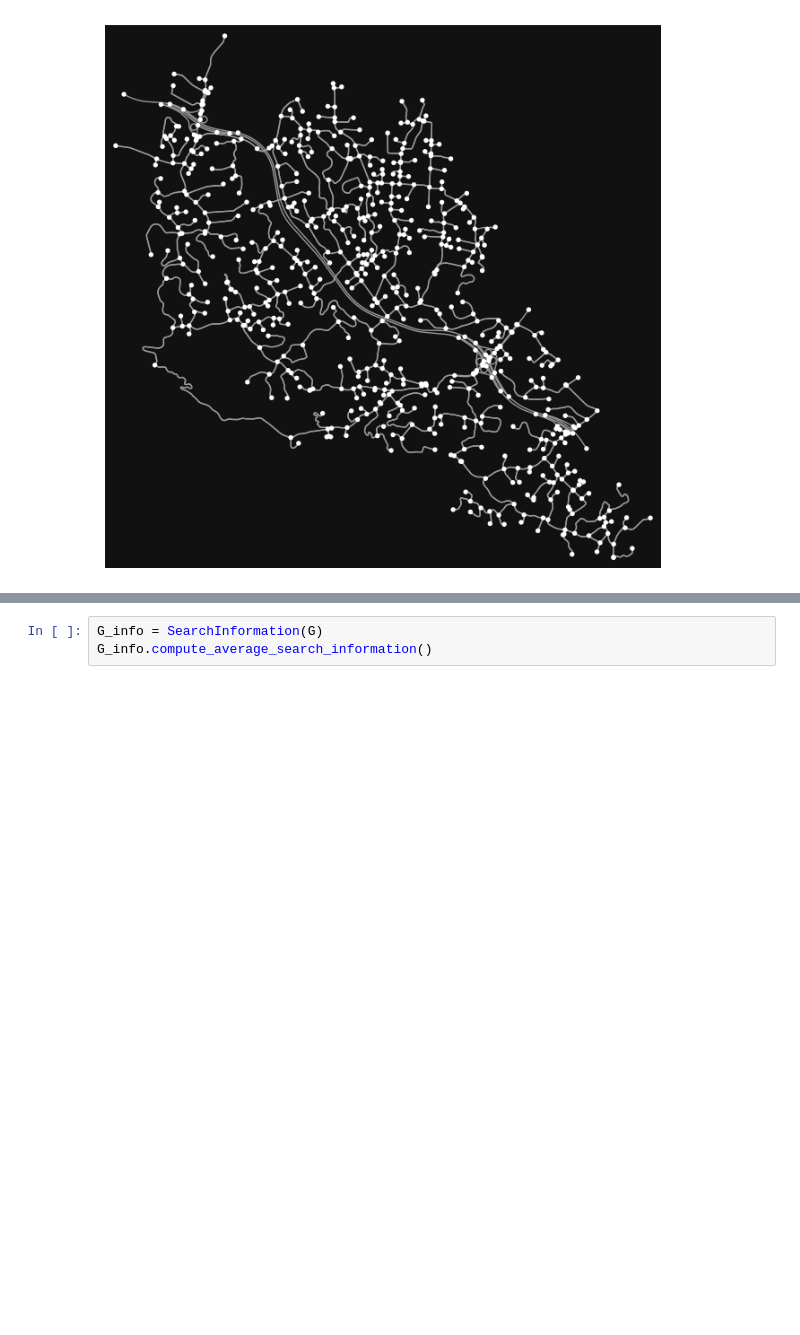
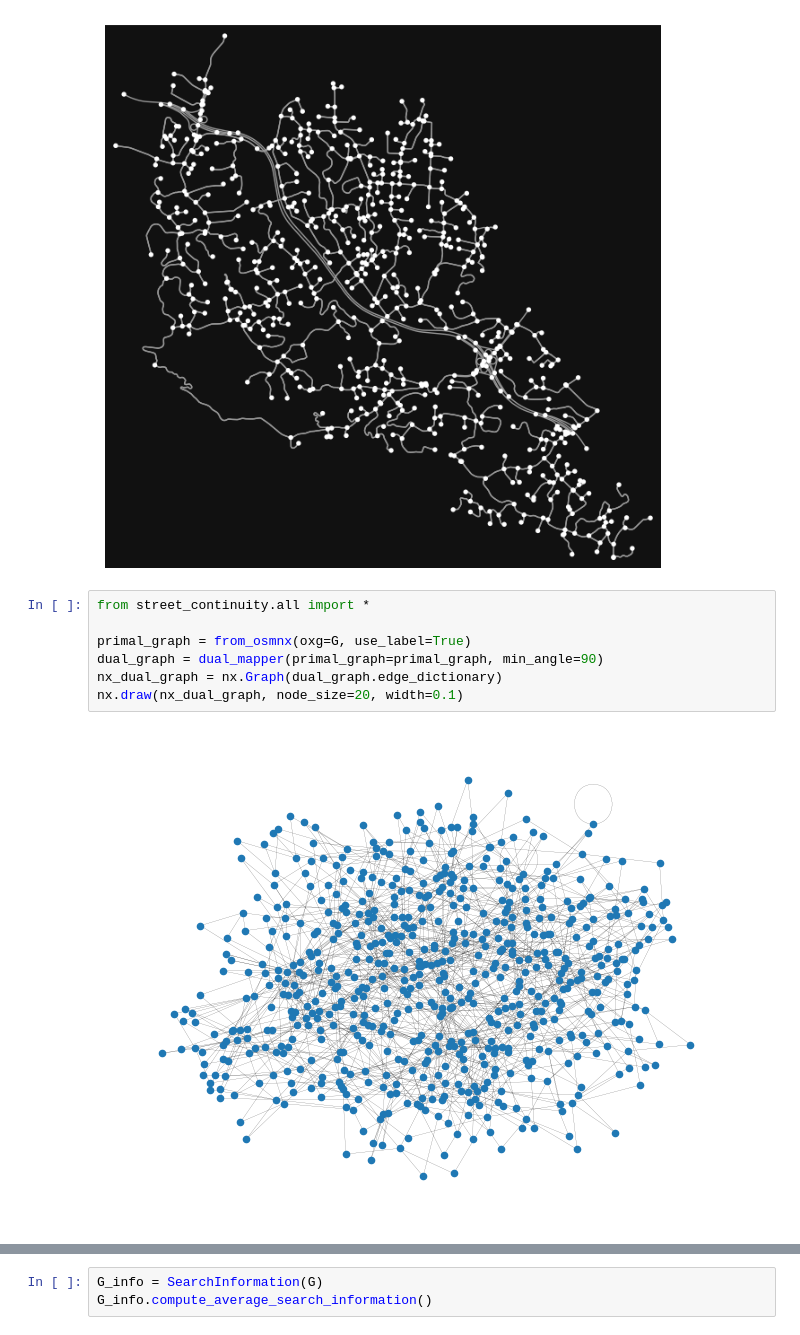
Before and after one commit to vitorfrois/complex-networks-navigation, a Jupyter notebook: demo.ipynb, the cells around one changed output, grey strips where cells are left out. Drawn from its saved outputs; the diff is of its cells as text; blank space fills up the shorter version.

```diff
--- a/demo.ipynb
+++ b/demo.ipynb
@@ -18,3 +16,12 @@ G = ox.graph_from_place(
 fig, ax = ox.plot_graph(G)
 # %% [output]
 [figure]
+# %%
+from street_continuity.all import *
+
+primal_graph = from_osmnx(oxg=G, use_label=True)
+dual_graph = dual_mapper(primal_graph=primal_graph, min_angle=90)
+nx_dual_graph = nx.Graph(dual_graph.edge_dictionary)
+nx.draw(nx_dual_graph, node_size=20, width=0.1)
+# %% [output]
+[figure, added]
```
Also changed, not shown: parts of 8 cells of this notebook.
